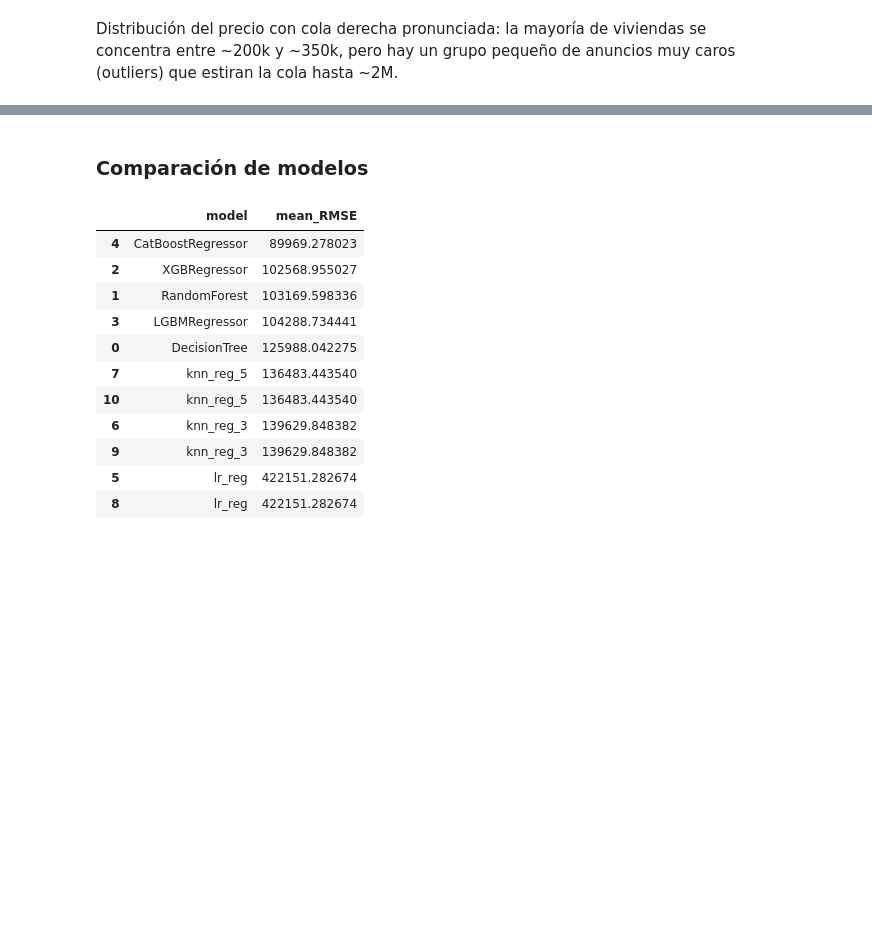
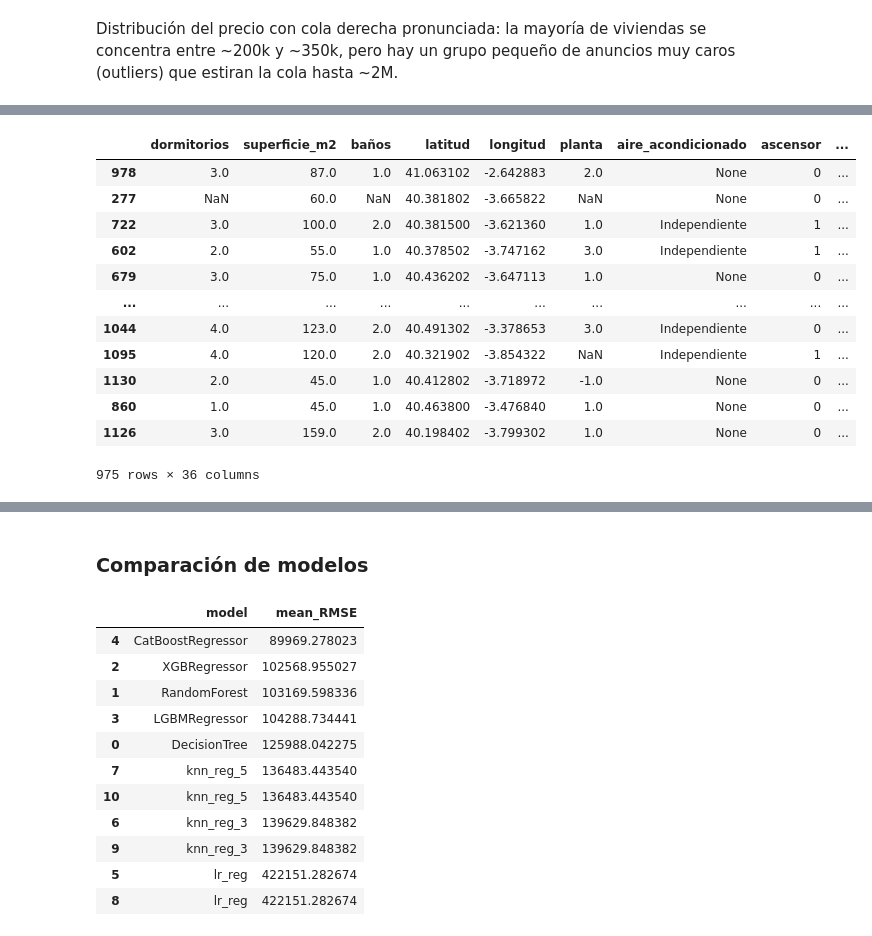
Before and after one commit to mrosm-dev/ML_Prediccion_Precio_Vivienda_Madrid, a Jupyter notebook: src/cajon_basura/notebook_pipeline -Mili.ipynb, the cells around one changed output, grey strips where cells are left out. Drawn from its saved outputs; the diff is of its cells as text; code cells hidden in the pictures; blank space fills up the shorter version.

```diff
--- a/src/cajon_basura/notebook_pipeline -Mili.ipynb
+++ b/src/cajon_basura/notebook_pipeline -Mili.ipynb
@@ -151,0 +165,19 @@ X_train_limpio[numericas].hist(figsize=(14, 10));
+# %%
+train_set = X_train_limpio.copy()
+train_set['Precio'] = y_train.values
+target = 'Precio'
+train_set
+# %% [output]
+|  | dormitorios | superficie_m2 | baños | latitud | longitud | planta | aire_acondicionado | ascensor | ... |
+| 978 | 3.0 | 87.0 | 1.0 | 41.063102 | -2.642883 | 2.0 | None | 0 | ... |
+| 277 | NaN | 60.0 | NaN | 40.381802 | -3.665822 | NaN | None | 0 | ... |
+| 722 | 3.0 | 100.0 | 2.0 | 40.381500 | -3.621360 | 1.0 | Independiente | 1 | ... |
+| 602 | 2.0 | 55.0 | 1.0 | 40.378502 | -3.747162 | 3.0 | Independiente | 1 | ... |
+| 679 | 3.0 | 75.0 | 1.0 | 40.436202 | -3.647113 | 1.0 | None | 0 | ... |
+| ... | ... | ... | ... | ... | ... | ... | ... | ... | ... |
+| 1044 | 4.0 | 123.0 | 2.0 | 40.491302 | -3.378653 | 3.0 | Independiente | 0 | ... |
+| 1095 | 4.0 | 120.0 | 2.0 | 40.321902 | -3.854322 | NaN | Independiente | 1 | ... |
+| 1130 | 2.0 | 45.0 | 1.0 | 40.412802 | -3.718972 | -1.0 | None | 0 | ... |
+| 860 | 1.0 | 45.0 | 1.0 | 40.463800 | -3.476840 | 1.0 | None | 0 | ... |
+| 1126 | 3.0 | 159.0 | 2.0 | 40.198402 | -3.799302 | 1.0 | None | 0 | ... |
+975 rows × 36 columns
```
Also changed, not shown: parts of 19 cells of this notebook, 1 other file.
